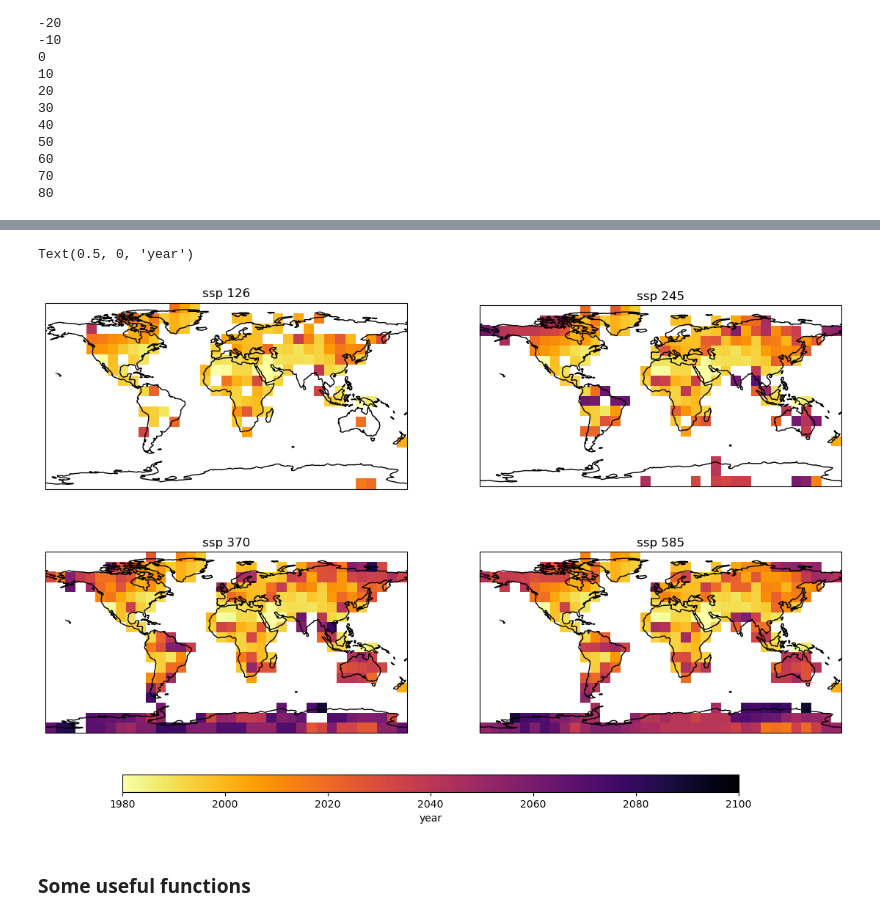
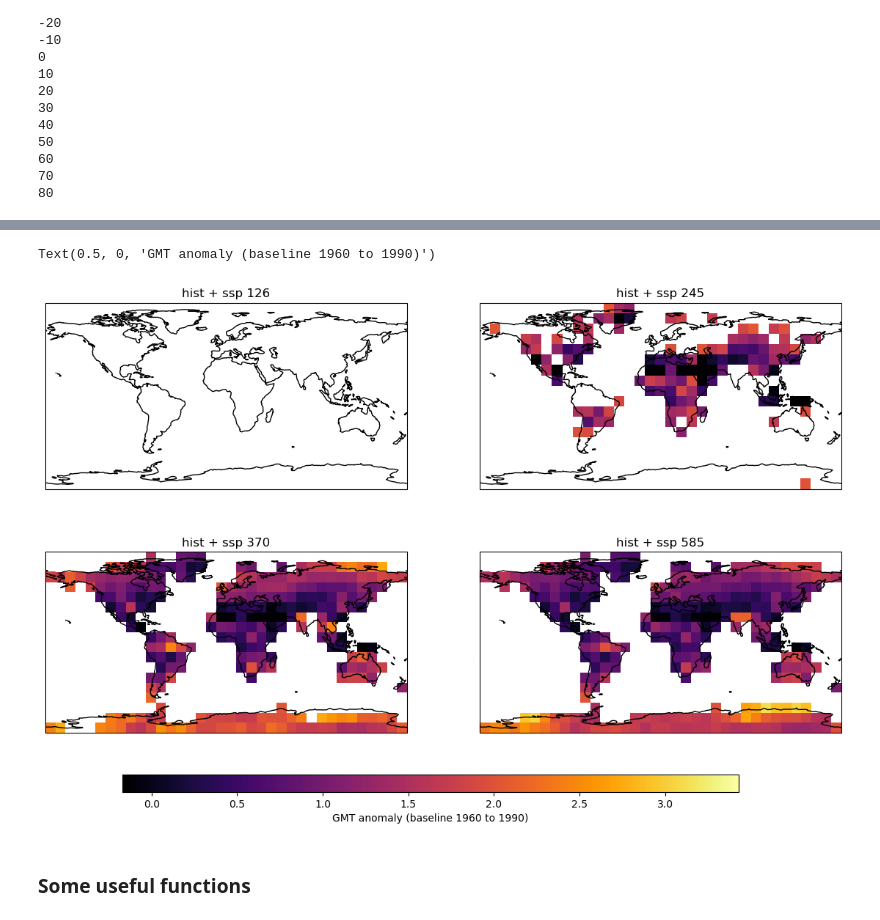
Before and after one commit to emily-gordy/predictability-emergence, a Jupyter notebook: sandpit.ipynb, the cells around one changed output, grey strips where cells are left out. Cells and saved outputs as stored; diff of their text form; code cells hidden in the pictures.

Commit message:
logistic regression and tidy train

```diff
--- a/sandpit.ipynb
+++ b/sandpit.ipynb
@@ -177,0 +241,13 @@ plt.plot(meanoutputrecord)
+# %%
+plt.figure(figsize=(14,8))
+
+for iplot in range(4):
+    a1=plt.subplot(2,2,iplot+1,projection=ccrs.PlateCarree())
+    c1=a1.pcolormesh(AllData.output_lon+5,AllData.output_lat+5,coefficients[iplot],vmin=-2,vmax=2,cmap='RdBu_r')
+    plt.colorbar(c1)
+    a1.coastlines()
+
+    plt.title('ssp ' + ssplist[iplot])
+
+cax = plt.axes((0.2,0.03,0.6,0.03))
+cbar=plt.colorbar(c1,cax=cax,orientation='horizontal')
@@ -177,0 +256,12 @@ plt.plot(meanoutputrecord)
+# %%
+plt.figure(figsize=(14,8))
+
+for iplot in range(4):
+    a1=plt.subplot(2,2,iplot+1,projection=ccrs.PlateCarree())
+    c1=a1.pcolormesh(AllData.output_lon+5,AllData.output_lat+5,logisticaccuracy[iplot],vmin=0.5,vmax=0.8,cmap='inferno')
+    a1.coastlines()
+
+    plt.title('ssp ' + ssplist[iplot])
+
+cax = plt.axes((0.2,0.03,0.6,0.03))
+cbar=plt.colorbar(c1,cax=cax,orientation='horizontal')
@@ -178,20 +270,20 @@ plt.plot(meanoutputrecord)
 # %%
 plt.figure(figsize=(14,8))
 
 for iplot in range(4):
     a1=plt.subplot(2,2,iplot+1,projection=ccrs.PlateCarree())
-    c1=a1.pcolormesh(AllData.output_lon+5,AllData.output_lat+5,emergenceyear[iplot],vmin=1980,vmax=2100,cmap='inferno_r')
+    c1=a1.pcolormesh(AllData.output_lon+5,AllData.output_lat+5,emergencegmt[iplot],vmin=np.min(inputgmt_test),vmax=np.max(inputgmt_test),cmap='inferno')
     a1.coastlines()
 
-    plt.title('ssp ' + ssplist[iplot])
+    plt.title('hist + ssp ' + ssplist[iplot])
 
 cax = plt.axes((0.2,0.03,0.6,0.03))
 cbar=plt.colorbar(c1,cax=cax,orientation='horizontal')
 
-cbar.ax.set_xlabel('year')
+cbar.ax.set_xlabel('GMT anomaly (baseline '+str(gmthistorical[0]) +' to ' + str(gmthistorical[1]) + ')')
 # %% [output]
-Text(0.5, 0, 'year')
+Text(0.5, 0, 'GMT anomaly (baseline 1960 to 1990)')
-[figure, old version]
+[figure, new version]
 # %% [markdown]
 ### Some useful functions
 # %%
```
Also changed, not shown: parts of 6 cells of this notebook, 1 other file.
